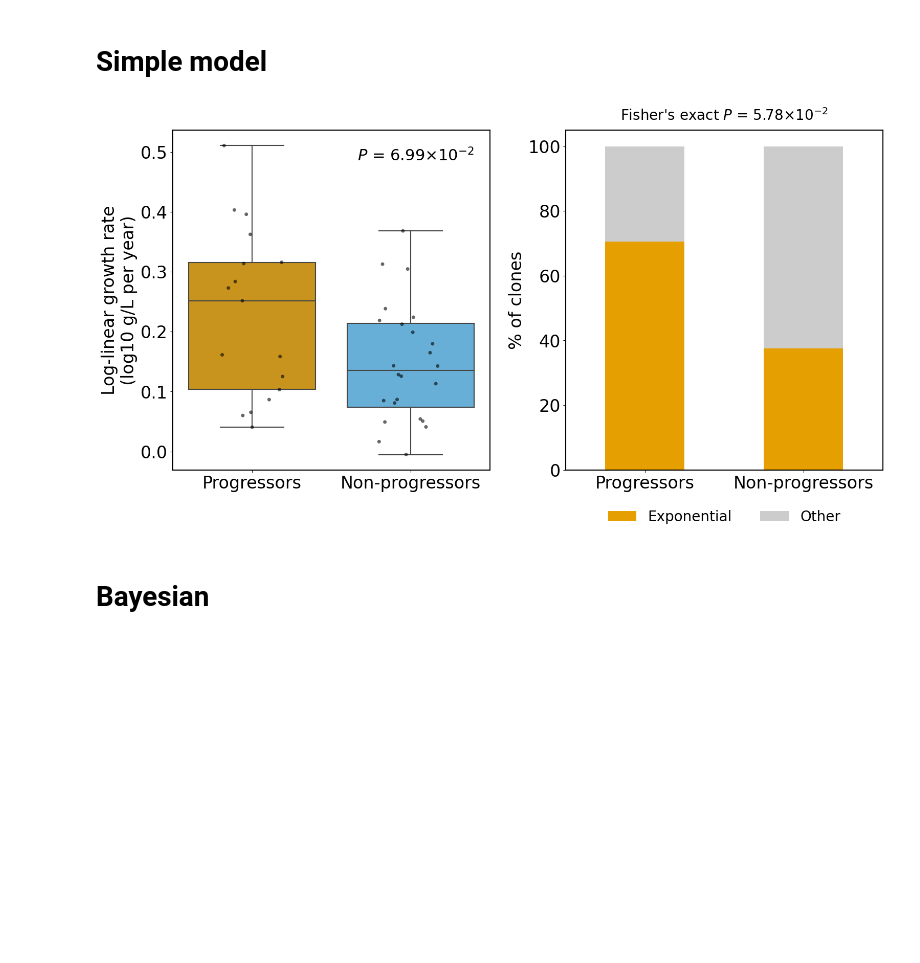
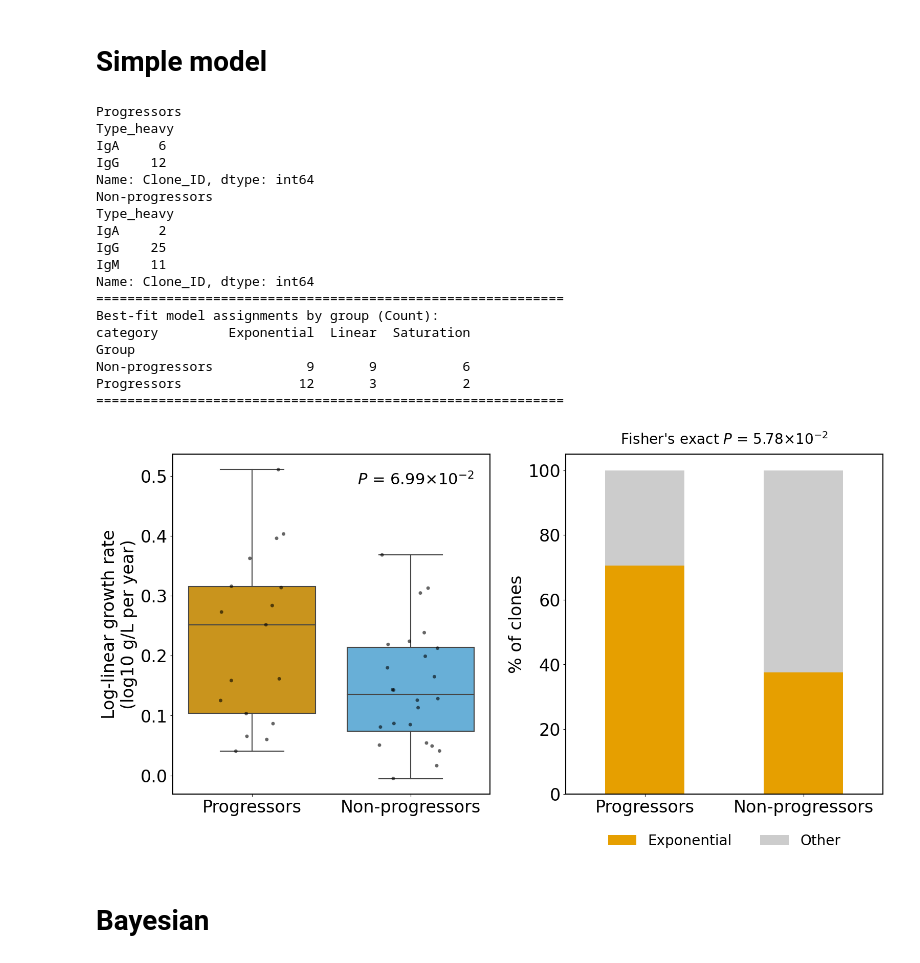
Before and after one commit to ghobriallab/mgip-clonal-bcell-evolution, a Jupyter notebook: 05.MS_growth_modelling/notebook.ipynb, the cells around one changed output. Saved outputs shown, nothing was run; the diff lists cells and outputs as text; code cells hidden in the pictures; blank space fills up the shorter version.

```diff
--- a/05.MS_growth_modelling/notebook.ipynb
+++ b/05.MS_growth_modelling/notebook.ipynb
@@ -77,6 +77,13 @@ def best_model_by_aicc(t, y):
 # ---------------------------------------------------------------------------
 df = pd.read_csv(DATA_PATH, low_memory=False)
 
+curated_df = df[df['Clone_ID'].isin(mm_progressing_clones + mgus_progressing_clones)]
+
+for casestat in [1, 2]:
+    print(GROUP_NAME[casestat])
+    curated_g_df = curated_df[curated_df['casestat'] == casestat]
+    print(curated_g_df.groupby('Type_heavy')['Clone_ID'].nunique())
+
 records = []
 for casestat, clones in CURATED_CLONE_DICT.items():
     sub = df[(df['casestat'] == casestat) & (df['Clone_ID'].isin(clones))].copy()
@@ -104,6 +111,12 @@ _, p_slope = mannwhitneyu(mm, mgus, alternative='two-sided')
 res['is_exp'] = res['category'] == 'Exponential'
 tab2 = pd.crosstab(res['Group'], res['is_exp'])
 _, p_fisher = fisher_exact(tab2)
+
+print("============================================================")
+print("Best-fit model assignments by group (Count):")
+category_counts = pd.crosstab(res['Group'], res['category'])
+print(category_counts)
+print("============================================================\n")
 
 # ---------------------------------------------------------------------------
 # Combined figure: (A) slope boxplot, (B) exponential-proportion bar
@@ -121,34 +134,52 @@ base, exponent = f'{p_slope:.2e}'.split('e')
 formatted_p = f"{base}\u00d710$^{{{int(exponent)}}}$"
 ax.annotate(f"$\\it{{P}}$ = {formatted_p}", xy=(0.95, 0.95), xycoords='axes fraction',
             ha='right', va='top', fontsize=22)
 ax.set_ylabel('Log-linear growth rate\n(log10 g/L per year)')
 ax.set_xlabel('')
 for spine in ax.spines.values():
     spine.set_linewidth(1.5)
 
 # Panel B -- exponential-best proportion
 ax = axes[1]
 tab = pd.crosstab(res['Group'], res['category'] == 'Exponential', normalize='index') * 100
 tab = tab.rename(columns={True: 'Exponential', False: 'Other'})[['Exponential', 'Other']]
 tab.loc[order].plot(kind='bar', stacked=True, ax=ax, color=['#e69f00', '#cccccc'], legend=False)
 ax.set_ylim(0, 105)
 base, exponent = f'{p_fisher:.2e}'.split('e')
 formatted_pf = f"{base}\u00d710$^{{{int(exponent)}}}$"
 ax.annotate(f"Fisher's exact $\\it{{P}}$ = {formatted_pf}", xy=(0.5, 1.02), xycoords='axes fraction',
             ha='center', va='bottom', fontsize=20)
 ax.set_ylabel('% of clones')
 ax.set_xlabel('')
 ax.tick_params(axis='x', rotation=0)
 ax.legend(['Exponential', 'Other'], loc='upper center', bbox_to_anchor=(0.5, -0.08),
           ncol=2, fontsize=20, frameon=False)
 for spine in ax.spines.values():
     spine.set_linewidth(1.5)
 
 plt.tight_layout()
 plt.savefig(f'{FIG_DIR}/PLCO_slope_and_exponential_combined.pdf', bbox_inches='tight')
 plt.show()
 # %% [output]
+Progressors
+Type_heavy
+IgA     6
+IgG    12
+Name: Clone_ID, dtype: int64
+Non-progressors
+Type_heavy
+IgA     2
+IgG    25
+IgM    11
+Name: Clone_ID, dtype: int64
+============================================================
+Best-fit model assignments by group (Count):
+category         Exponential  Linear  Saturation
+Group
+Non-progressors            9       9           6
+Progressors               12       3           2
+============================================================
-[figure, old version]
+[figure, new version]
 # %% [markdown]
 # Bayesian
 # %% [markdown]
```
Also changed, not shown: parts of 2 cells of this notebook, 7 other files.
